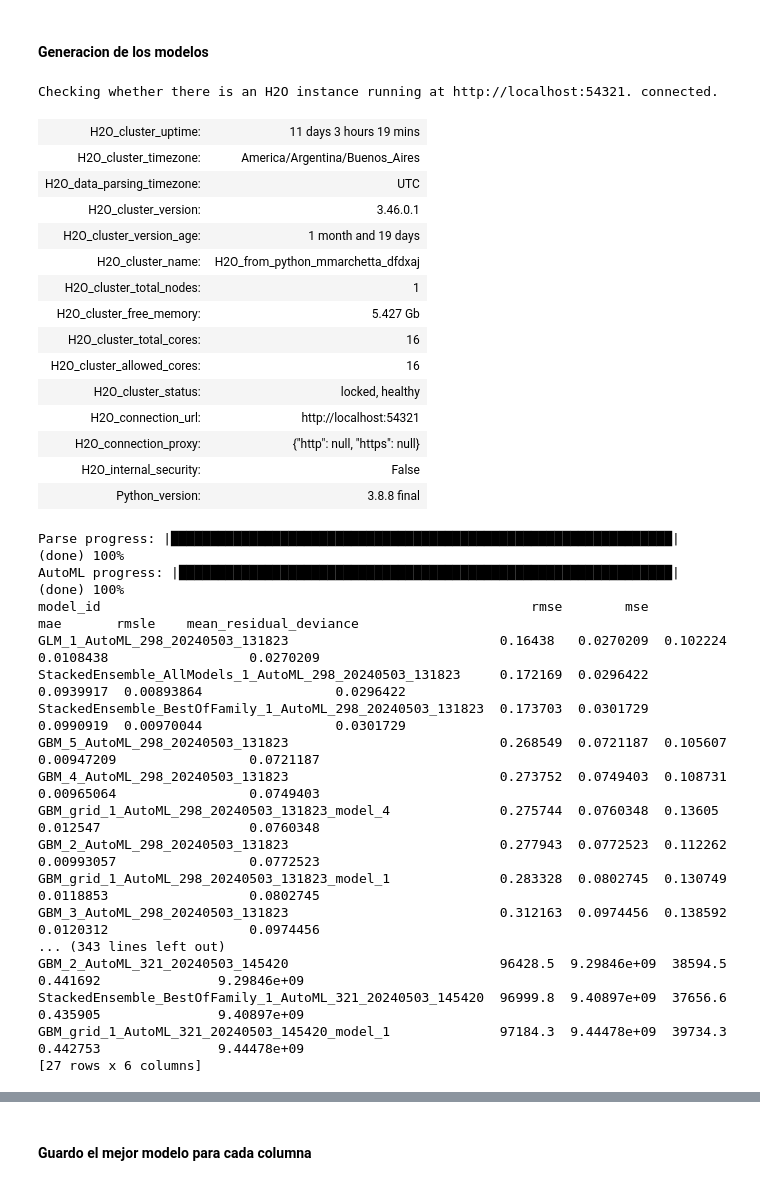
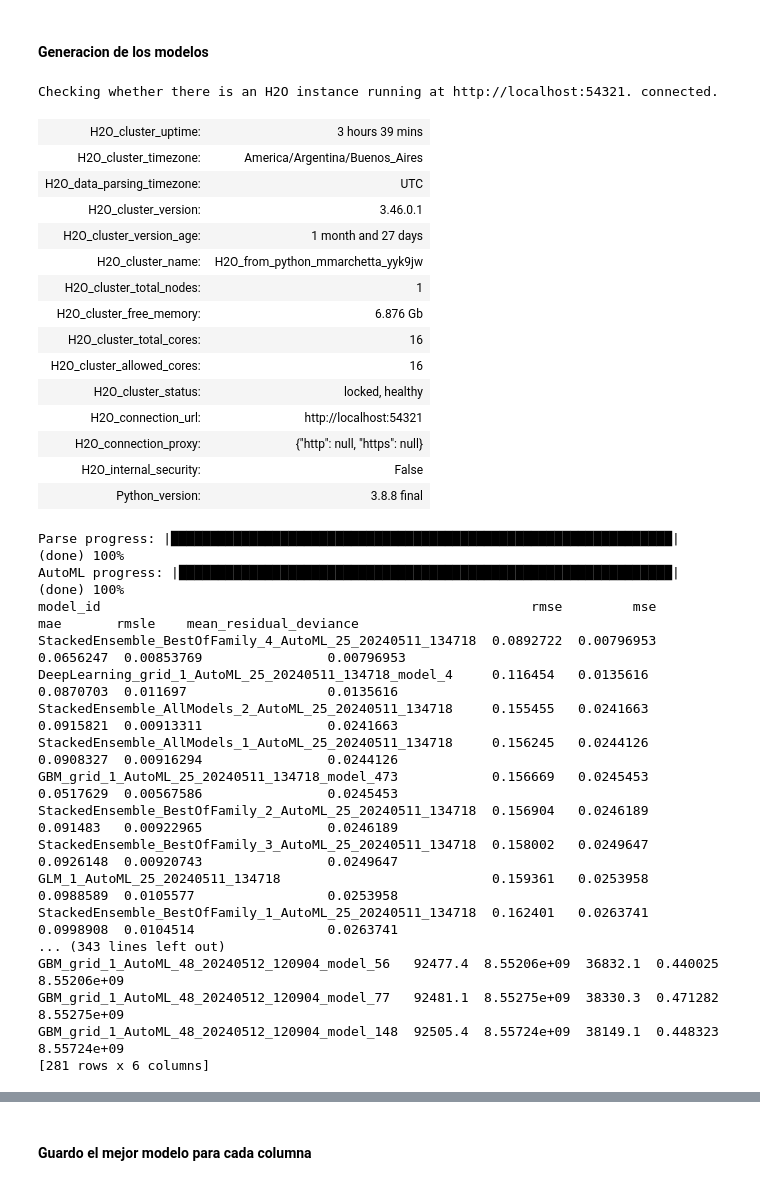
Before and after one commit to marianoMarchetta1/Tesis-2024, a Jupyter notebook: models/auto_ml_other_models.ipynb, the cells around one changed output, grey strips where cells are left out. Saved outputs shown, nothing was run; the diff lists cells and outputs as text; code cells hidden in the pictures.

```diff
--- a/models/auto_ml_other_models.ipynb
+++ b/models/auto_ml_other_models.ipynb
@@ -96,7 +96,9 @@ display(dataset.head())
 | 3 | 2021-09-30 | 27.28 | 28.99 | 27.13 | 28.62 | 8201551.44 | 230622998.43 | 339737.00 | ... |
 | 4 | 2021-10-01 | 28.61 | 32.33 | 28.50 | 31.94 | 13176348.21 | 402700970.65 | 735059.00 | ... |
 # %%
-dates = dataset['Open_time'][:-5]
+n_days_to_predict = 10
+
+dates = dataset['Open_time'][:-n_days_to_predict]
 
 dataset = dataset.round(2)
 
@@ -104,10 +106,8 @@ feature_dataset = dataset[columns]
 # feature_dataset['Open_time'] = dataset['Open_time']
 # feature_dataset.set_index('Open_time', inplace=True)
 
-validation = feature_dataset[-5:]
-feature_dataset = feature_dataset[:-5]
-
-n_days_to_predict = 5
+validation = feature_dataset[-n_days_to_predict:]
+feature_dataset = feature_dataset[:-n_days_to_predict]
 # %%
 display(feature_dataset.head())
 print(feature_dataset.shape)
@@ -139,41 +139,41 @@ display(validation.shape)
 # %%
 h2o.init()
 
 selected_models = {}
 
 for column in columns_to_model:
 
     # A cada registro, le asigno como target el valor de Column del dia siguiente,
     # de esta forma, los N modelos son entrenados para predecir el valor de los N
     # atributos en un dia siguiente.
     training_data = feature_dataset
     training_data['Next_Day_Target'] = feature_dataset[column].shift(-1)
     training_data = training_data[:-1] #Tengo que sacar el ultimo registro porque no tendra valor del target
     ##
     h2o_df = h2o.H2OFrame(training_data.drop(columns=["Open_time"]))
 
-    aml = H2OAutoML(max_models=25, seed=1234) #TODO: SACAR EL max_models
+    aml = H2OAutoML(seed=1234) #TODO: SACAR EL max_models
     aml.train(y='Next_Day_Target', training_frame=h2o_df)
 
     leaderboard = aml.leaderboard
     print(leaderboard)
 
     top_models = leaderboard.head(3)["model_id"].as_data_frame()["model_id"].tolist()
 
     best_model_id = top_models[0]
     best_model = h2o.get_model(best_model_id)
 
     selected_models[column] = best_model
 # %% [output]
 Checking whether there is an H2O instance running at http://localhost:54321. connected.
-| H2O_cluster_uptime: | 11 days 3 hours 19 mins |
+| H2O_cluster_uptime: | 3 hours 39 mins |
 | H2O_cluster_timezone: | America/Argentina/Buenos_Aires |
 | H2O_data_parsing_timezone: | UTC |
 | H2O_cluster_version: | 3.46.0.1 |
-| H2O_cluster_version_age: | 1 month and 19 days |
-| H2O_cluster_name: | H2O_from_python_mmarchetta_dfdxaj |
+| H2O_cluster_version_age: | 1 month and 27 days |
+| H2O_cluster_name: | H2O_from_python_mmarchetta_yyk9jw |
 | H2O_cluster_total_nodes: | 1 |
-| H2O_cluster_free_memory: | 5.427 Gb |
+| H2O_cluster_free_memory: | 6.876 Gb |
 | H2O_cluster_total_cores: | 16 |
 | H2O_cluster_allowed_cores: | 16 |
 | H2O_cluster_status: | locked, healthy |
@@ -183,21 +183,21 @@ Checking whether there is an H2O instance running at http://localhost:54321. con
 | Python_version: | 3.8.8 final |
 Parse progress: |████████████████████████████████████████████████████████████████| (done) 100%
 AutoML progress: |███████████████████████████████████████████████████████████████| (done) 100%
-model_id                                                       rmse        mse        mae       rmsle    mean_residual_deviance
-GLM_1_AutoML_298_20240503_131823                           0.16438   0.0270209  0.102224   0.0108438                  0.0270209
-StackedEnsemble_AllModels_1_AutoML_298_20240503_131823     0.172169  0.0296422  0.0939917  0.00893864                 0.0296422
-StackedEnsemble_BestOfFamily_1_AutoML_298_20240503_131823  0.173703  0.0301729  0.0990919  0.00970044                 0.0301729
-GBM_5_AutoML_298_20240503_131823                           0.268549  0.0721187  0.105607   0.00947209                 0.0721187
-GBM_4_AutoML_298_20240503_131823                           0.273752  0.0749403  0.108731   0.00965064                 0.0749403
-GBM_grid_1_AutoML_298_20240503_131823_model_4              0.275744  0.0760348  0.13605    0.012547                   0.0760348
-GBM_2_AutoML_298_20240503_131823                           0.277943  0.0772523  0.112262   0.00993057                 0.0772523
-GBM_grid_1_AutoML_298_20240503_131823_model_1              0.283328  0.0802745  0.130749   0.0118853                  0.0802745
-GBM_3_AutoML_298_20240503_131823                           0.312163  0.0974456  0.138592   0.0120312                  0.0974456
+model_id                                                       rmse         mse        mae       rmsle    mean_residual_deviance
+StackedEnsemble_BestOfFamily_4_AutoML_25_20240511_134718  0.0892722  0.00796953  0.0656247  0.00853769                0.00796953
+DeepLearning_grid_1_AutoML_25_20240511_134718_model_4     0.116454   0.0135616   0.0870703  0.011697                  0.0135616
+StackedEnsemble_AllModels_2_AutoML_25_20240511_134718     0.155455   0.0241663   0.0915821  0.00913311                0.0241663
+StackedEnsemble_AllModels_1_AutoML_25_20240511_134718     0.156245   0.0244126   0.0908327  0.00916294                0.0244126
+GBM_grid_1_AutoML_25_20240511_134718_model_473            0.156669   0.0245453   0.0517629  0.00567586                0.0245453
+StackedEnsemble_BestOfFamily_2_AutoML_25_20240511_134718  0.156904   0.0246189   0.091483   0.00922965                0.0246189
+StackedEnsemble_BestOfFamily_3_AutoML_25_20240511_134718  0.158002   0.0249647   0.0926148  0.00920743                0.0249647
+GLM_1_AutoML_25_20240511_134718                           0.159361   0.0253958   0.0988589  0.0105577                 0.0253958
+StackedEnsemble_BestOfFamily_1_AutoML_25_20240511_134718  0.162401   0.0263741   0.0998908  0.0104514                 0.0263741
 ... (343 lines left out)
-GBM_2_AutoML_321_20240503_145420                           96428.5  9.29846e+09  38594.5    0.441692               9.29846e+09
-StackedEnsemble_BestOfFamily_1_AutoML_321_20240503_145420  96999.8  9.40897e+09  37656.6    0.435905               9.40897e+09
-GBM_grid_1_AutoML_321_20240503_145420_model_1              97184.3  9.44478e+09  39734.3    0.442753               9.44478e+09
-[27 rows x 6 columns]
+GBM_grid_1_AutoML_48_20240512_120904_model_56   92477.4  8.55206e+09  36832.1  0.440025               8.55206e+09
+GBM_grid_1_AutoML_48_20240512_120904_model_77   92481.1  8.55275e+09  38330.3  0.471282               8.55275e+09
+GBM_grid_1_AutoML_48_20240512_120904_model_148  92505.4  8.55724e+09  38149.1  0.448323               8.55724e+09
+[281 rows x 6 columns]
 # %%
 predictions_dict = {}
 
```
Also changed, not shown: parts of 7 cells of this notebook, 5 other files.
